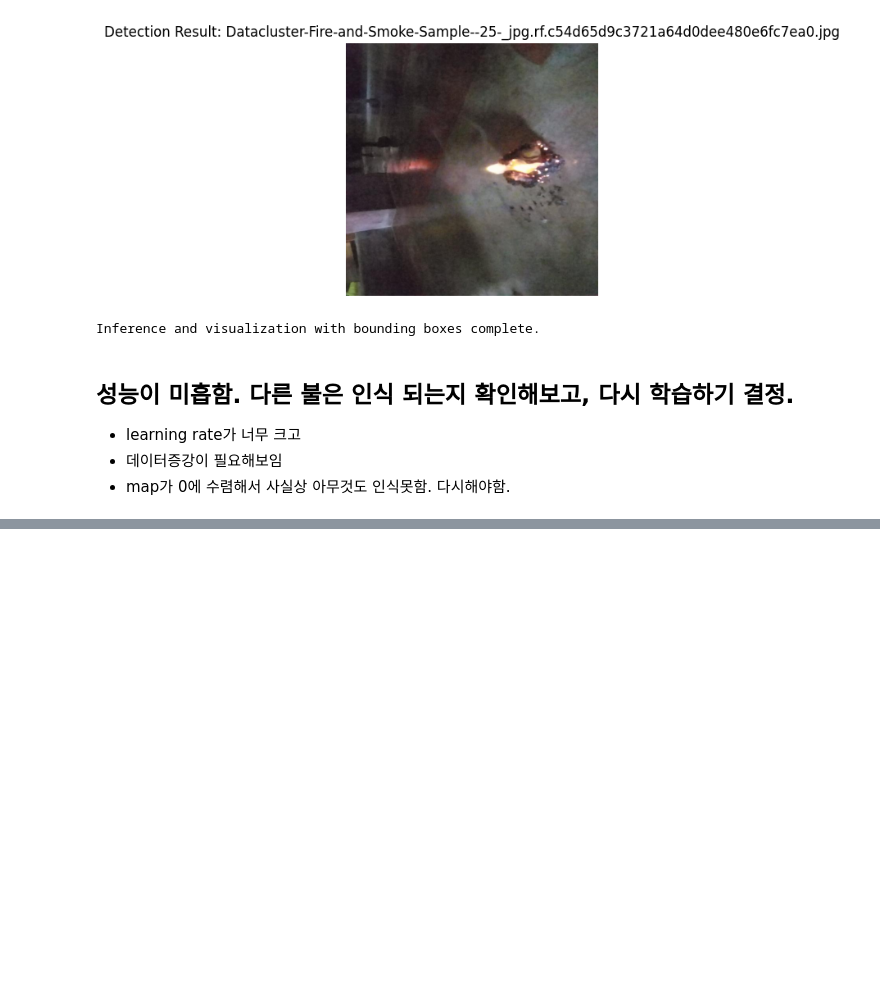
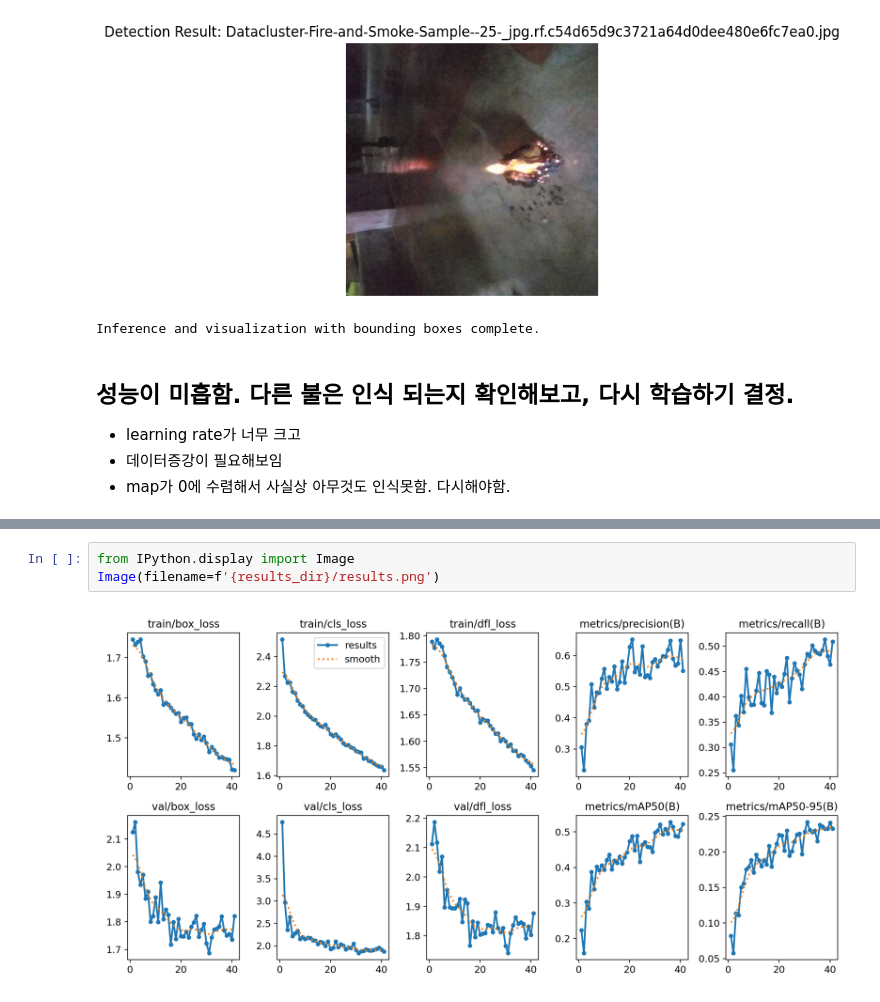
Before and after one commit to junsu122/Engineering_industry_contest_2026_computer_visoin, a Jupyter notebook: 화재감지_시스템_코드_수정중.ipynb, the cells around one changed output, grey strips where cells are left out. Saved outputs shown, nothing was run; the diff lists cells and outputs as text; blank space fills up the shorter version.

```diff
--- a/화재감지_시스템_코드_수정중.ipynb
+++ b/화재감지_시스템_코드_수정중.ipynb
@@ -235,0 +322,5 @@ Inference and visualization with bounding boxes complete.
+# %%
+from IPython.display import Image
+Image(filename=f'{results_dir}/results.png')
+# %% [output]
+[figure, added]
```
Also changed, not shown: parts of 6 cells of this notebook.
